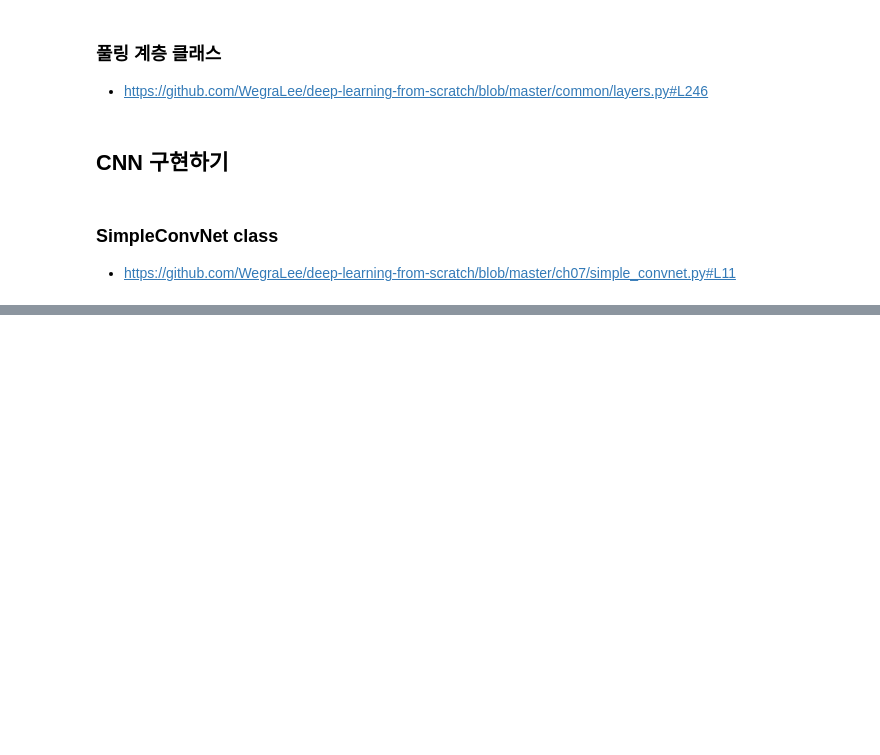
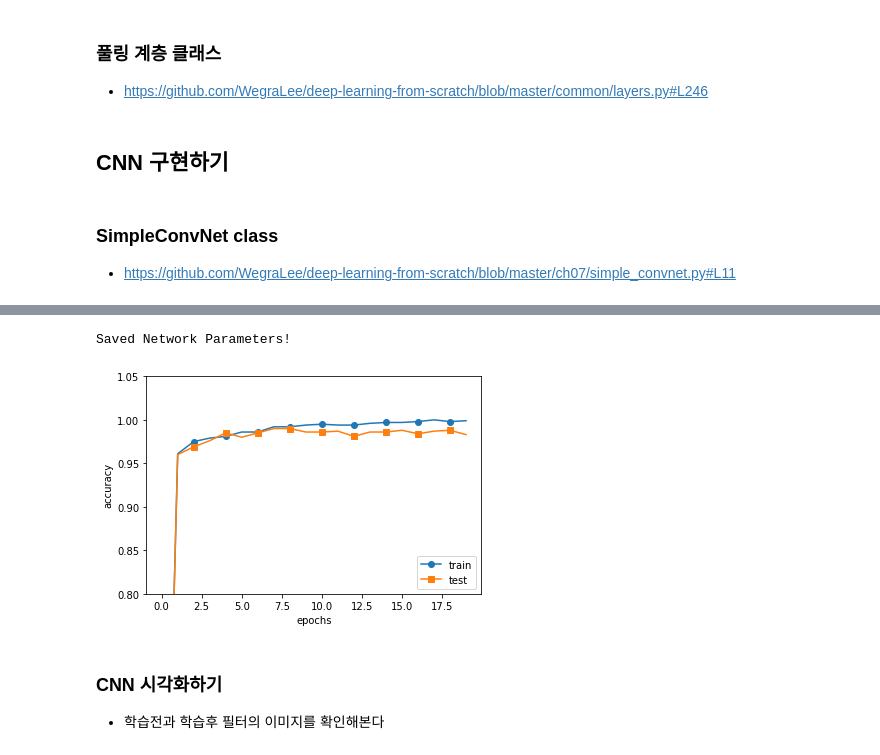
Before and after one commit to jhkim06/TFS, a Jupyter notebook: DeepLearningFromScratch/7-Convolutional_neural_network.ipynb, the cells around one changed output, grey strips where cells are left out. Saved outputs shown, nothing was run; the diff lists cells and outputs as text; code cells hidden in the pictures; blank space fills up the shorter version.

Commit message:
v3 add more comments on 7-Convolutional_neural_network

```diff
--- a/DeepLearningFromScratch/7-Convolutional_neural_network.ipynb
+++ b/DeepLearningFromScratch/7-Convolutional_neural_network.ipynb
@@ -233,6 +265,8 @@ class Pooling:
 # %% [markdown]
 ## CNN 구현하기
 # %%
+# 아래에서 구현할 SimpleConvNet에 필요한 클래스들을 옮겨놓았다
+
 from collections import OrderedDict
 
 # Relu 계층
@@ -478,7 +512,7 @@ class Trainer:
 
         loss = self.network.loss(x_batch, t_batch)
         self.train_loss_list.append(loss)
-        if self.verbose: print("train loss:" + str(loss))
+        #if self.verbose: print("train loss:" + str(loss))
 
         # 에폭마다 정확도 확인
         if self.current_iter % self.iter_per_epoch == 0:
@@ -678,8 +713,11 @@ network = SimpleConvNet(input_dim=(1,28,28),
                         conv_param = {'filter_num': 30, 'filter_size': 5, 'pad': 0, 'stride': 1},
                         hidden_size=100, output_size=10, weight_init_std=0.01)
 
+# 위에서 정의한 network를 흐르는 입력데이터의 형상 : (100, 1, 28, 28)
+# 합성곱 필터 : (30, 1, 5, 5), stride: 1
+# 풀링 필터 : (2, 2) stride: 2 (SimpleConvNet 안에서 정해져 있다)
+
 trainer = Trainer(network, x_train, t_train, x_test, t_test,
                   epochs=max_epochs, mini_batch_size=100,
                   optimizer='Adam', optimizer_param={'lr': 0.001},
                   evaluate_sample_num_per_epoch=1000)
-trainer.train()
@@ -686,11 +744,25 @@ trainer.train()
+# %%
+import pickle
+
+# 매개변수 보존
+network.save_params("params.pkl")
+print("Saved Network Parameters!")
+# %% [output]
+Saved Network Parameters!
 # %%
 # 그래프 그리기
+
 markers = {'train': 'o', 'test': 's'}
 x = np.arange(max_epochs)
 plt.plot(x, trainer.train_acc_list, marker='o', label='train', markevery=2)
 plt.plot(x, trainer.test_acc_list, marker='s', label='test', markevery=2)
 plt.xlabel("epochs")
 plt.ylabel("accuracy")
-plt.ylim(0, 1.0)
+plt.ylim(0.8, 1.05)
 plt.legend(loc='lower right')
 plt.show()
+# %% [output]
+[figure, added]
+# %% [markdown]
+### CNN 시각화하기
+- 학습전과 학습후 필터의 이미지를 확인해본다
```
Also changed, not shown: parts of 14 cells of this notebook, 1 other file.
